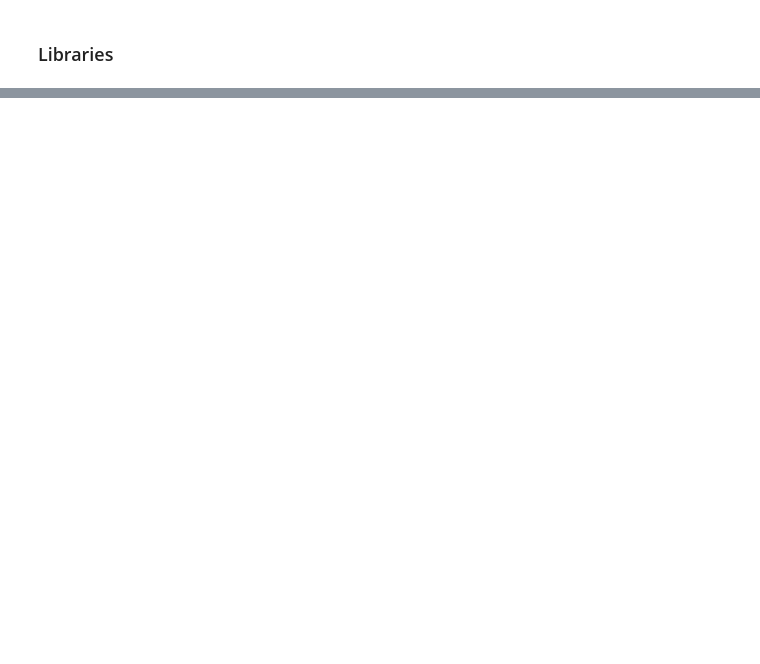
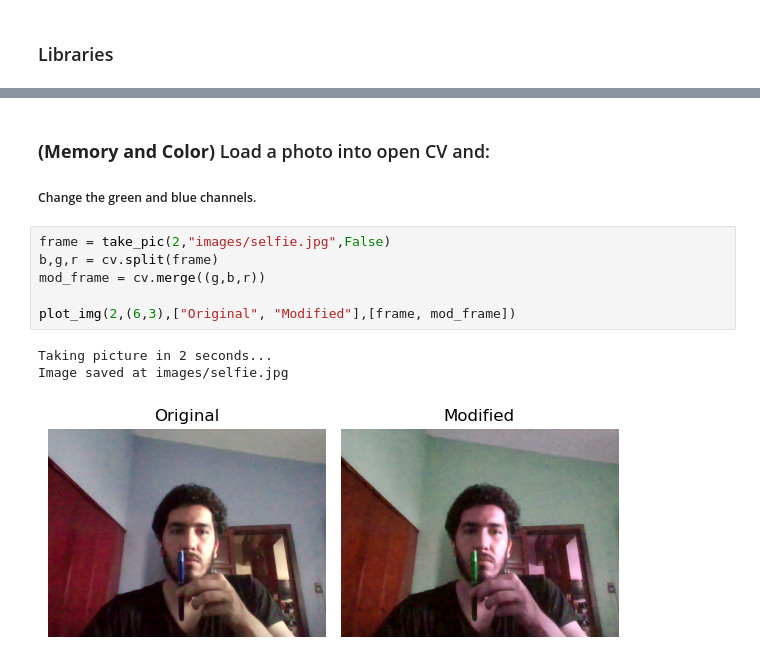
Before and after one commit to ComputerVisionTeam5/HW1, a Jupyter notebook: main.ipynb, the cells around one changed output, grey strips where cells are left out. Drawn from its saved outputs; the diff is of its cells as text; blank space fills up the shorter version.

```diff
--- a/main.ipynb
+++ b/main.ipynb
@@ -249,0 +10,13 @@ plot_img(3,(12,6),["Frame 9", "Frame 12", "Frame 15"],[frames[8], frames[11],fra
+# %% [markdown]
+### **(Memory and Color)** Load a photo into open CV and:
+##### Change the green and blue channels.
+# %%
+frame = take_pic(2,"images/selfie.jpg",False)
+b,g,r = cv.split(frame)
+mod_frame = cv.merge((g,b,r))
+
+plot_img(2,(6,3),["Original", "Modified"],[frame, mod_frame])
+# %% [output]
+Taking picture in 2 seconds...
+Image saved at images/selfie.jpg
+[figure, added]
```
Also changed, not shown: parts of 46 cells of this notebook, 50 other files.
